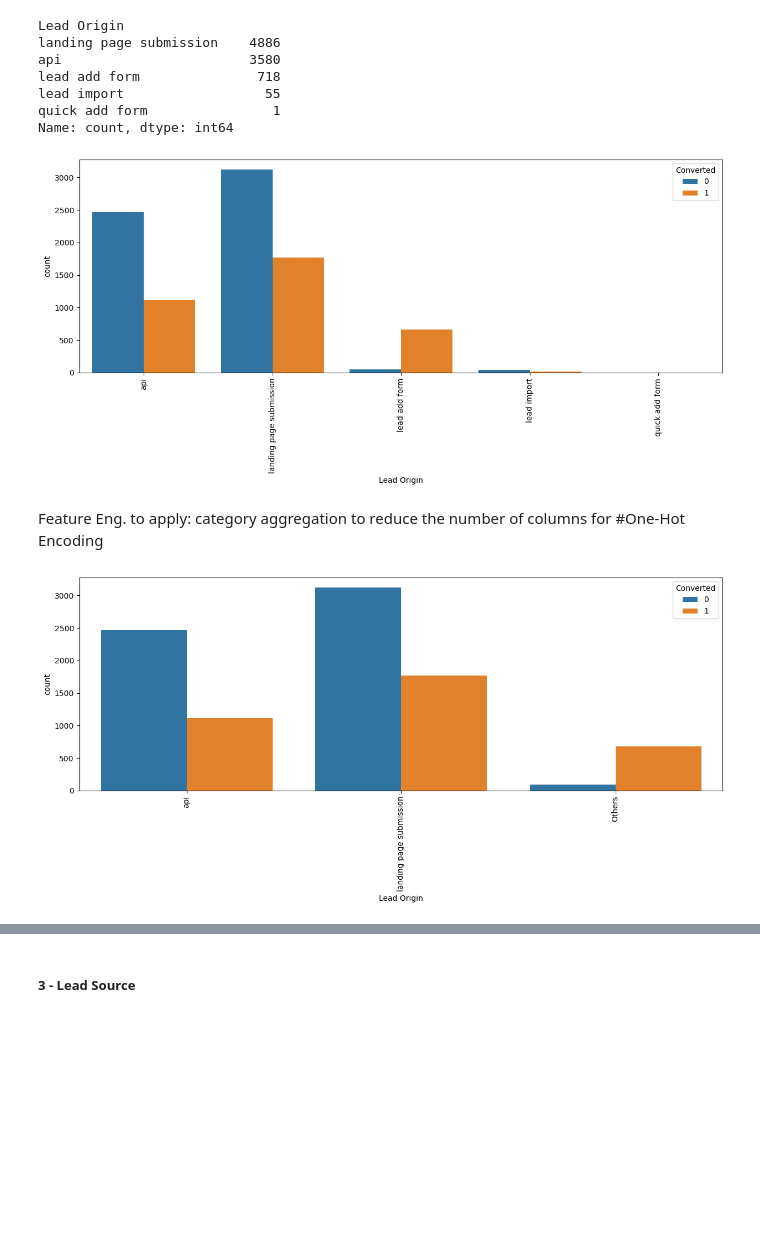
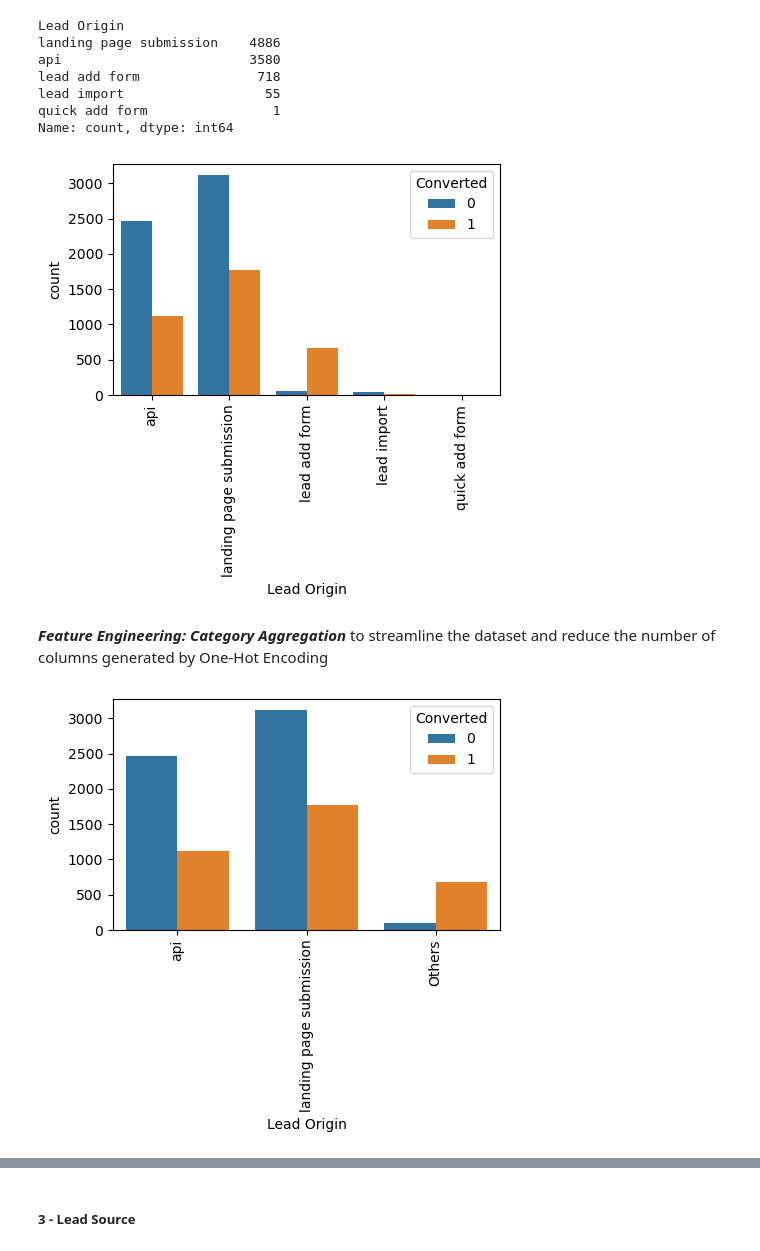
Before and after one commit to yuledez/Project_4_lead_scoring, a Jupyter notebook: lead_scoring_project4_YL.ipynb, the cells around one changed output, grey strips where cells are left out. Cells and saved outputs as stored; diff of their text form; code cells hidden in the pictures; blank space fills up the shorter version.

```diff
--- a/lead_scoring_project4_YL.ipynb
+++ b/lead_scoring_project4_YL.ipynb
@@ -92,6 +104,9 @@ from sklearn.datasets import make_classification
 # %%
 # Read the CSV file from the Resources folder into a Pandas DataFrame
-df_leads = pd.read_csv("Resources/Leads.csv")
+df_leads_original = pd.read_csv("Resources/Leads.csv")
+
+#create a copy of original to start manipulation
+df_leads = df_leads_original.copy()
 
 # Review the DataFrame
 df_leads.head()
@@ -327,23 +379,23 @@ Name: count, dtype: int64
 # %%
 #visualizing the spread of the variable
 
-fig, axs = plt.subplots(figsize = (15,5))
+fig, axs = plt.subplots(figsize = (5,3))
 sns.countplot(x = 'Lead Origin', hue = 'Converted', data = df_leads)
 xticks(rotation = 90)
 plt.show()
 # %% [output]
-[figure, old version]
+[figure, new version]
 # %% [markdown]
-Feature Eng. to apply: category aggregation to reduce the number of columns for #One-Hot Encoding
+***Feature Engineering: Category Aggregation*** to streamline the dataset and reduce the number of columns generated by One-Hot Encoding
 # %%
 # Aggregating less frequent categories into "Others"
 df_leads['Lead Origin'] = df_leads['Lead Origin'].replace(['lead add form', 'lead import', 'quick add form'], 'Others')
 # %%
 #visualizing the spread of the variable
 
-fig, axs = plt.subplots(figsize = (15,5))
+fig, axs = plt.subplots(figsize = (5,3))
 sns.countplot(x = 'Lead Origin', hue = 'Converted', data = df_leads)
 xticks(rotation = 90)
 plt.show()
 # %% [output]
-[figure, old version]
+[figure, new version]
```
Also changed, not shown: parts of 367 cells of this notebook.
